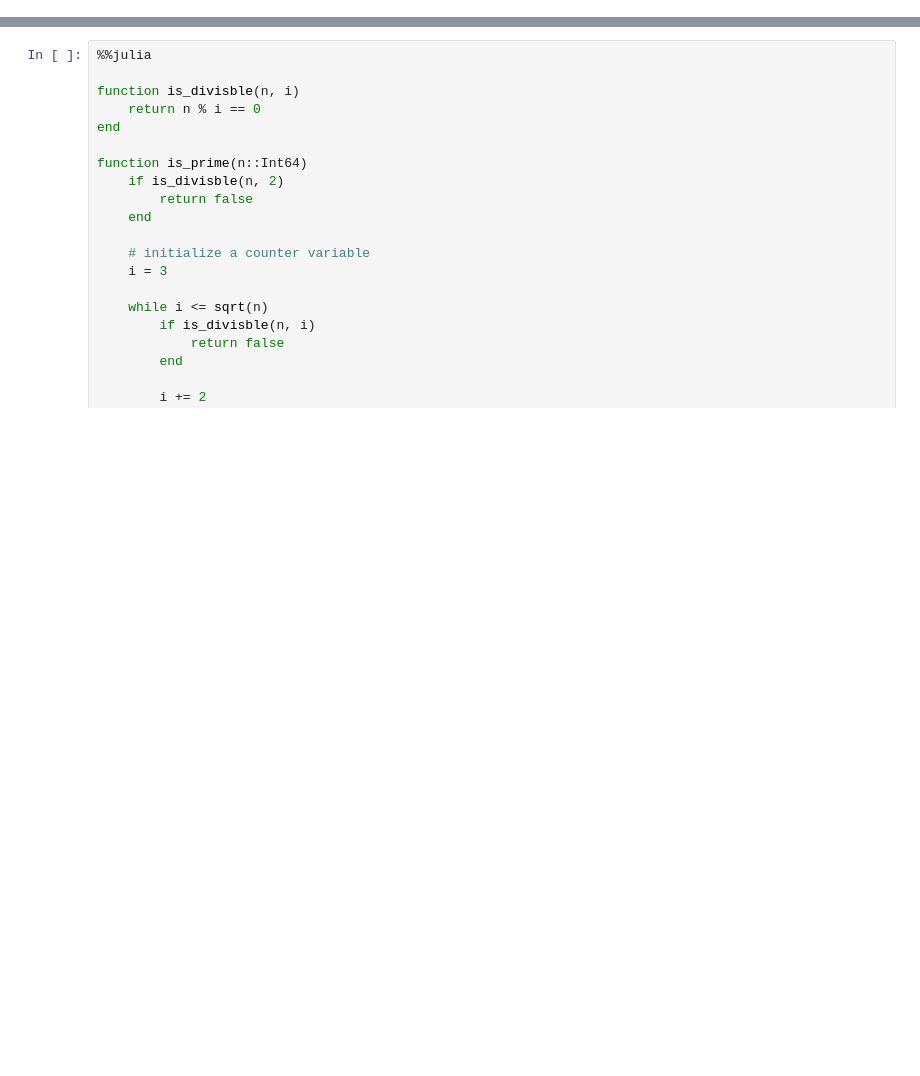
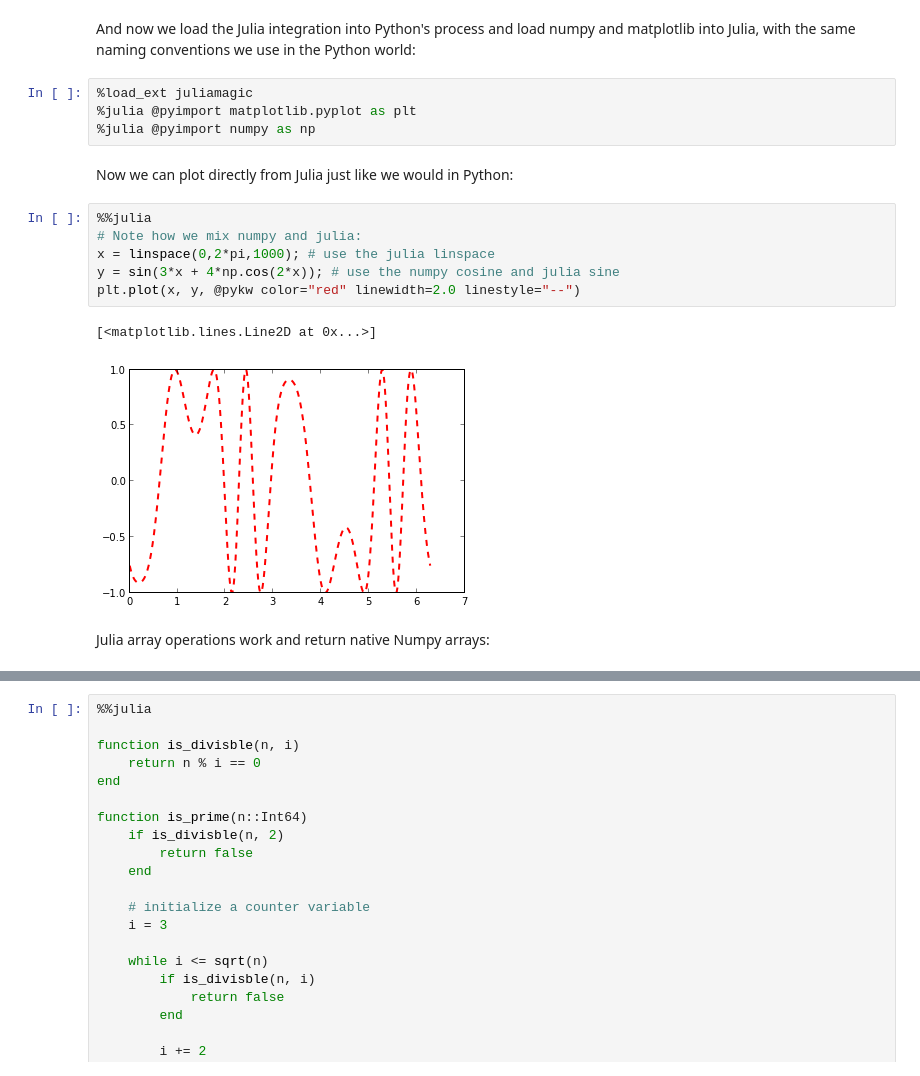
Before and after one commit to JuliaLang/IJulia.jl, a Jupyter notebook: JuliaMagic.ipynb, the cells around one changed output, grey strips where cells are left out. Cells and saved outputs as stored; diff of their text form; blank space fills up the shorter version.

```diff
--- a/JuliaMagic.ipynb
+++ b/JuliaMagic.ipynb
@@ -5 +10,20 @@
+# %% [markdown]
+And now we load the Julia integration into Python's process and load numpy and matplotlib into Julia, with the same naming conventions we use in the Python world:
+# %%
+%load_ext juliamagic
+%julia @pyimport matplotlib.pyplot as plt
+%julia @pyimport numpy as np
+# %% [markdown]
+Now we can plot directly from Julia just like we would in Python:
+# %%
+%%julia
+# Note how we mix numpy and julia:
+x = linspace(0,2*pi,1000); # use the julia linspace
+y = sin(3*x + 4*np.cos(2*x)); # use the numpy cosine and julia sine
+plt.plot(x, y, @pykw color="red" linewidth=2.0 linestyle="--")
+# %% [output]
+[<matplotlib.lines.Line2D at 0x...>]
+[figure, added]
+# %% [markdown]
+Julia array operations work and return native Numpy arrays:
 # %%
```
Also changed, not shown: parts of 41 cells of this notebook, 5 other files.
